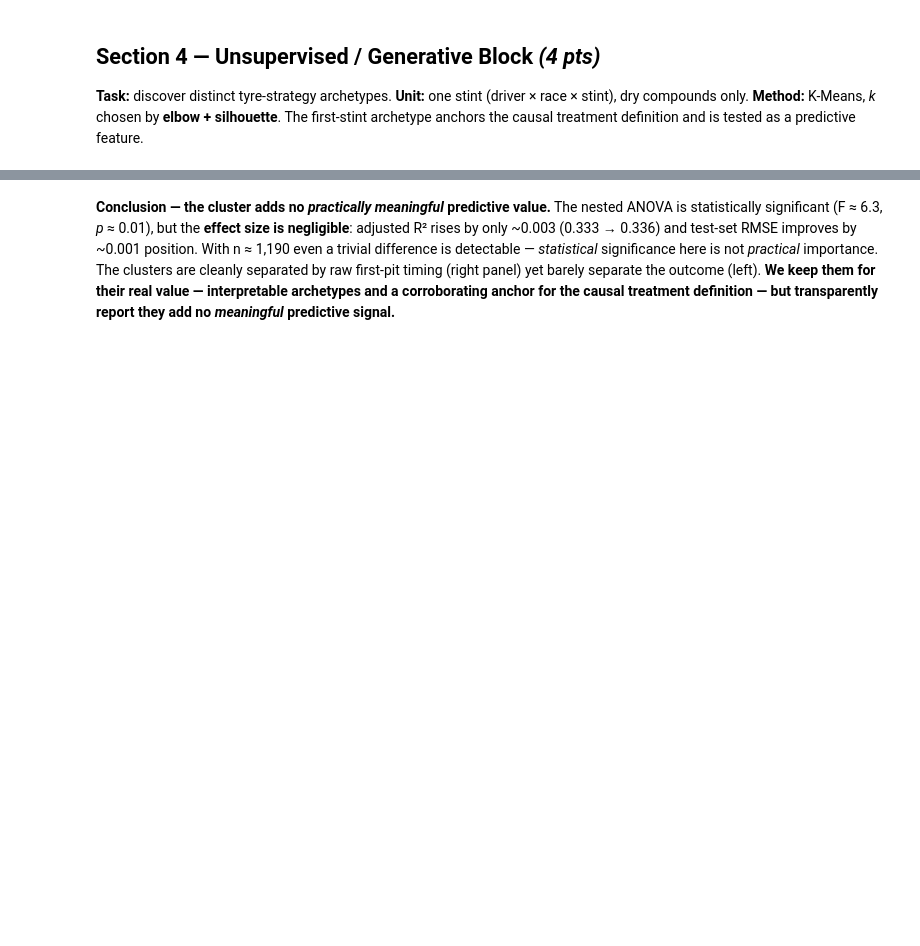
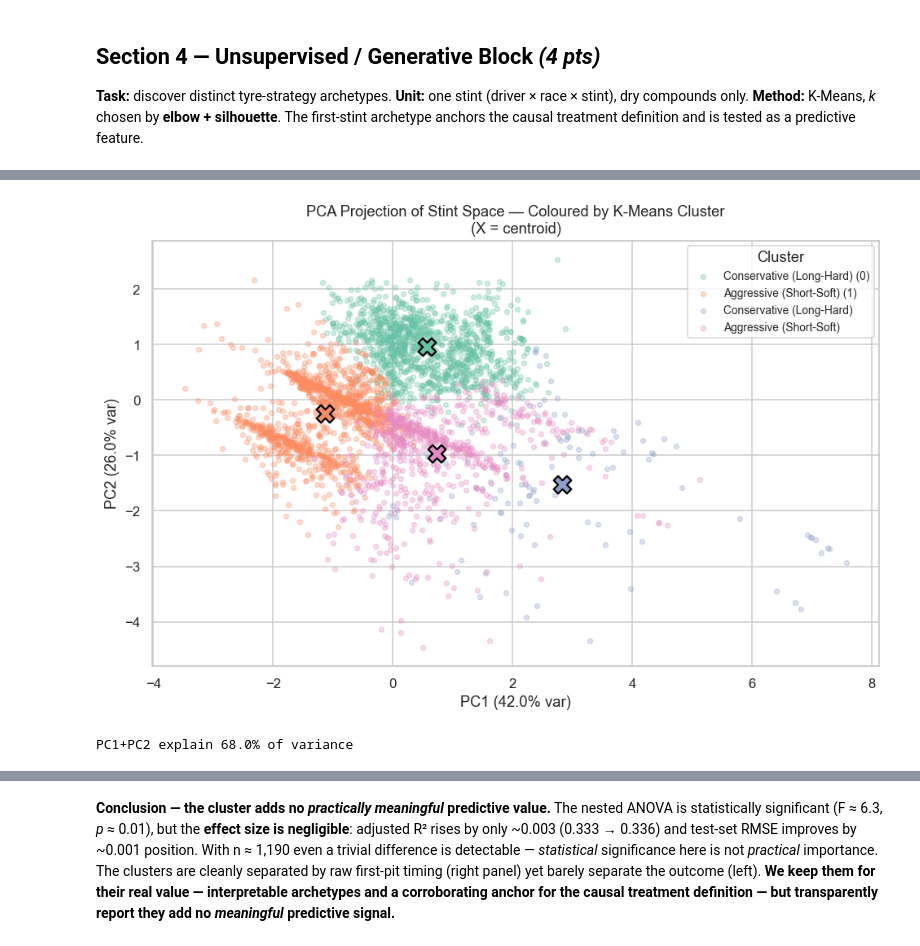
Before and after one commit to Munish0303/dai-mission-group-K, a Jupyter notebook: notebook.ipynb, the cells around one changed output, grey strips where cells are left out. Saved outputs shown, nothing was run; the diff lists cells and outputs as text; code cells hidden in the pictures; blank space fills up the shorter version.

```diff
--- a/notebook.ipynb
+++ b/notebook.ipynb
@@ -957,0 +891,27 @@ plt.suptitle(''); plt.tight_layout(); plt.savefig('valueadd.png',bbox_inches='ti
+# %%
+# ── 2f. PCA projection of stint space coloured by cluster ─────────────────────
+pca = PCA(n_components=2, random_state=122)
+X_pca = pca.fit_transform(X_scaled)
+
+fig, ax = plt.subplots(figsize=(9, 6))
+palette = sns.color_palette('Set2', N_CLUSTERS)
+for c_id in range(N_CLUSTERS):
+    mask = stint_clean['cluster'] == c_id
+    ax.scatter(X_pca[mask, 0], X_pca[mask, 1],
+               alpha=0.3, s=15, color=palette[c_id], label=cluster_label_map[c_id])
+
+# Plot centroids in PCA space
+centroids_pca = pca.transform(km_final.cluster_centers_)
+for c_id in range(N_CLUSTERS):
+    ax.scatter(centroids_pca[c_id, 0], centroids_pca[c_id, 1],
+               marker='X', s=200, color=palette[c_id], edgecolors='black', linewidths=1.5, zorder=5)
+
+ax.set_xlabel(f'PC1 ({pca.explained_variance_ratio_[0]*100:.1f}% var)')
+ax.set_ylabel(f'PC2 ({pca.explained_variance_ratio_[1]*100:.1f}% var)')
+ax.set_title('PCA Projection of Stint Space — Coloured by K-Means Cluster\n(X = centroid)')
+ax.legend(title='Cluster', fontsize=9)
+plt.tight_layout(); plt.show()
+print(f'PC1+PC2 explain {sum(pca.explained_variance_ratio_[:2])*100:.1f}% of variance')
+# %% [output]
+[figure, added]
+PC1+PC2 explain 68.0% of variance
```
Also changed, not shown: parts of 30 cells of this notebook.
